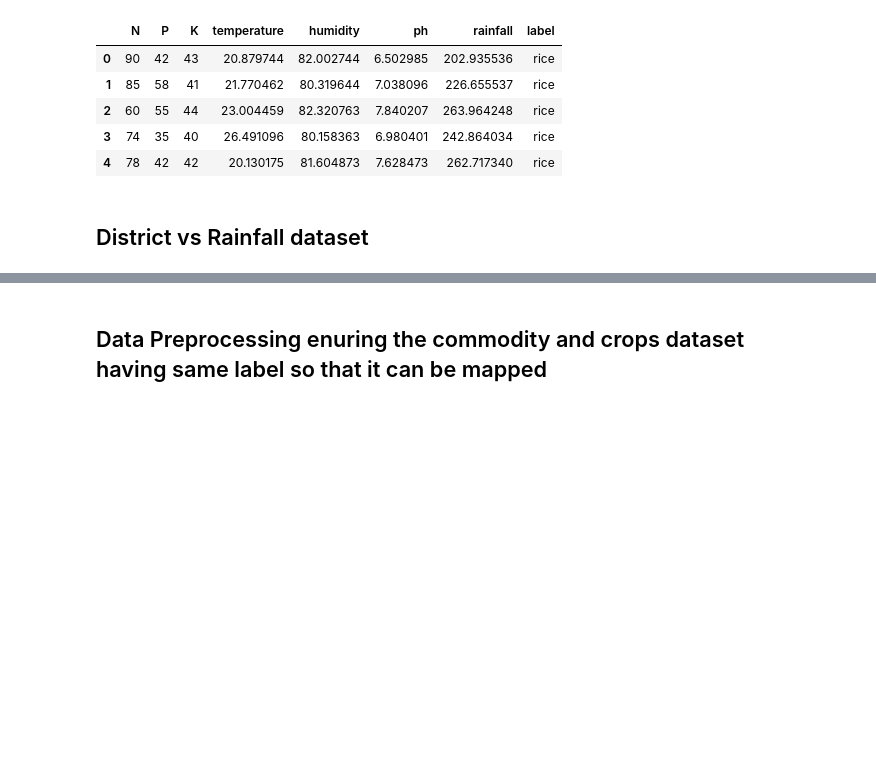
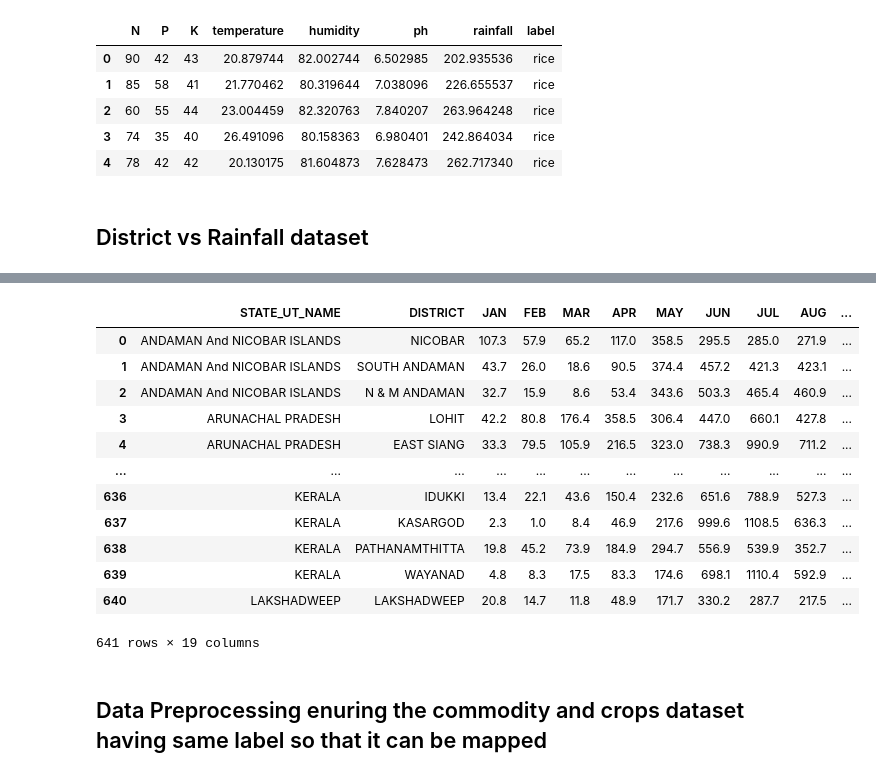
Before and after one commit to Santhosh2231/TRINIT_594092-U315F9MO_ML, a Jupyter notebook: Notebooks/Crop prediction based on Geo location.ipynb, the cells around one changed output, grey strips where cells are left out. Drawn from its saved outputs; the diff is of its cells as text; code cells hidden in the pictures; blank space fills up the shorter version.

```diff
--- a/Notebooks/Crop prediction based on Geo location.ipynb
+++ b/Notebooks/Crop prediction based on Geo location.ipynb
@@ -67,3 +98,19 @@ df_rainfall.head()
+# %%
+df_rainfall
+# %% [output]
+|  | STATE_UT_NAME | DISTRICT | JAN | FEB | MAR | APR | MAY | JUN | JUL | AUG | ... |
+| 0 | ANDAMAN And NICOBAR ISLANDS | NICOBAR | 107.3 | 57.9 | 65.2 | 117.0 | 358.5 | 295.5 | 285.0 | 271.9 | ... |
+| 1 | ANDAMAN And NICOBAR ISLANDS | SOUTH ANDAMAN | 43.7 | 26.0 | 18.6 | 90.5 | 374.4 | 457.2 | 421.3 | 423.1 | ... |
+| 2 | ANDAMAN And NICOBAR ISLANDS | N & M ANDAMAN | 32.7 | 15.9 | 8.6 | 53.4 | 343.6 | 503.3 | 465.4 | 460.9 | ... |
+| 3 | ARUNACHAL PRADESH | LOHIT | 42.2 | 80.8 | 176.4 | 358.5 | 306.4 | 447.0 | 660.1 | 427.8 | ... |
+| 4 | ARUNACHAL PRADESH | EAST SIANG | 33.3 | 79.5 | 105.9 | 216.5 | 323.0 | 738.3 | 990.9 | 711.2 | ... |
+| ... | ... | ... | ... | ... | ... | ... | ... | ... | ... | ... | ... |
+| 636 | KERALA | IDUKKI | 13.4 | 22.1 | 43.6 | 150.4 | 232.6 | 651.6 | 788.9 | 527.3 | ... |
+| 637 | KERALA | KASARGOD | 2.3 | 1.0 | 8.4 | 46.9 | 217.6 | 999.6 | 1108.5 | 636.3 | ... |
+| 638 | KERALA | PATHANAMTHITTA | 19.8 | 45.2 | 73.9 | 184.9 | 294.7 | 556.9 | 539.9 | 352.7 | ... |
+| 639 | KERALA | WAYANAD | 4.8 | 8.3 | 17.5 | 83.3 | 174.6 | 698.1 | 1110.4 | 592.9 | ... |
+| 640 | LAKSHADWEEP | LAKSHADWEEP | 20.8 | 14.7 | 11.8 | 48.9 | 171.7 | 330.2 | 287.7 | 217.5 | ... |
+641 rows × 19 columns
 # %% [markdown]
 ## Data Preprocessing enuring the commodity and crops dataset having same label so that it can be mapped
 # %%
```
Also changed, not shown: parts of 2 cells of this notebook, 9 other files.
